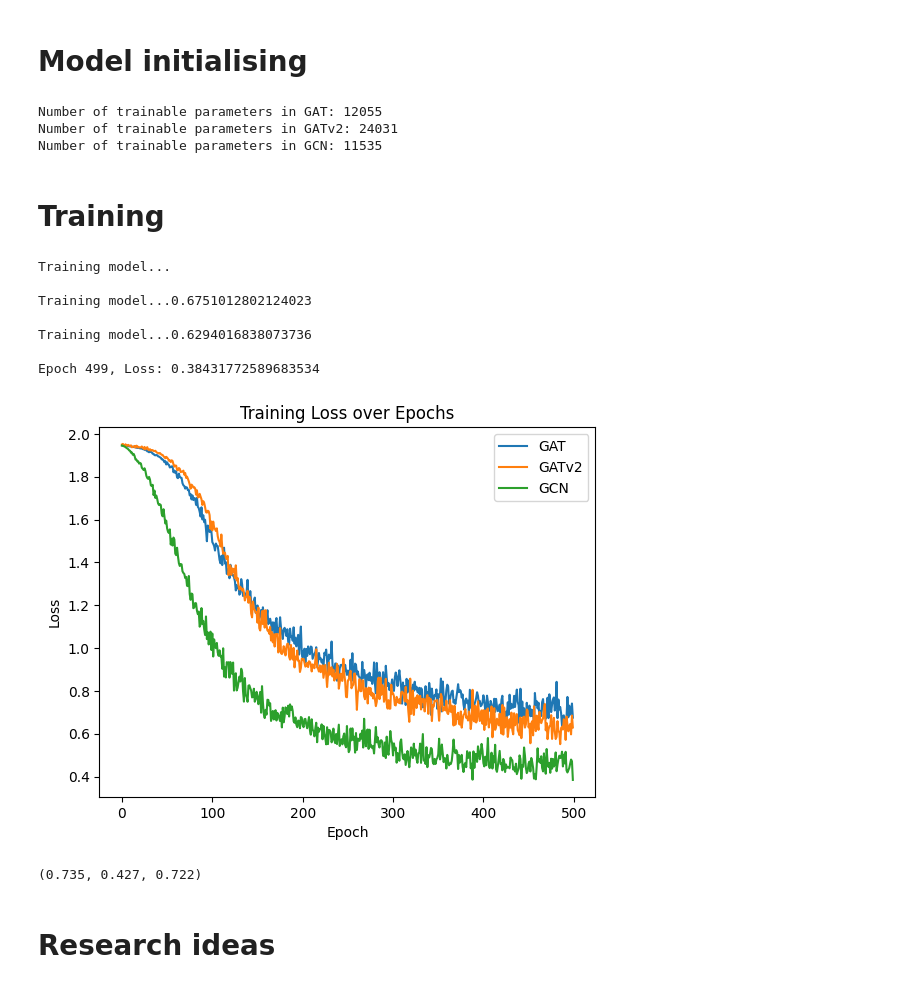
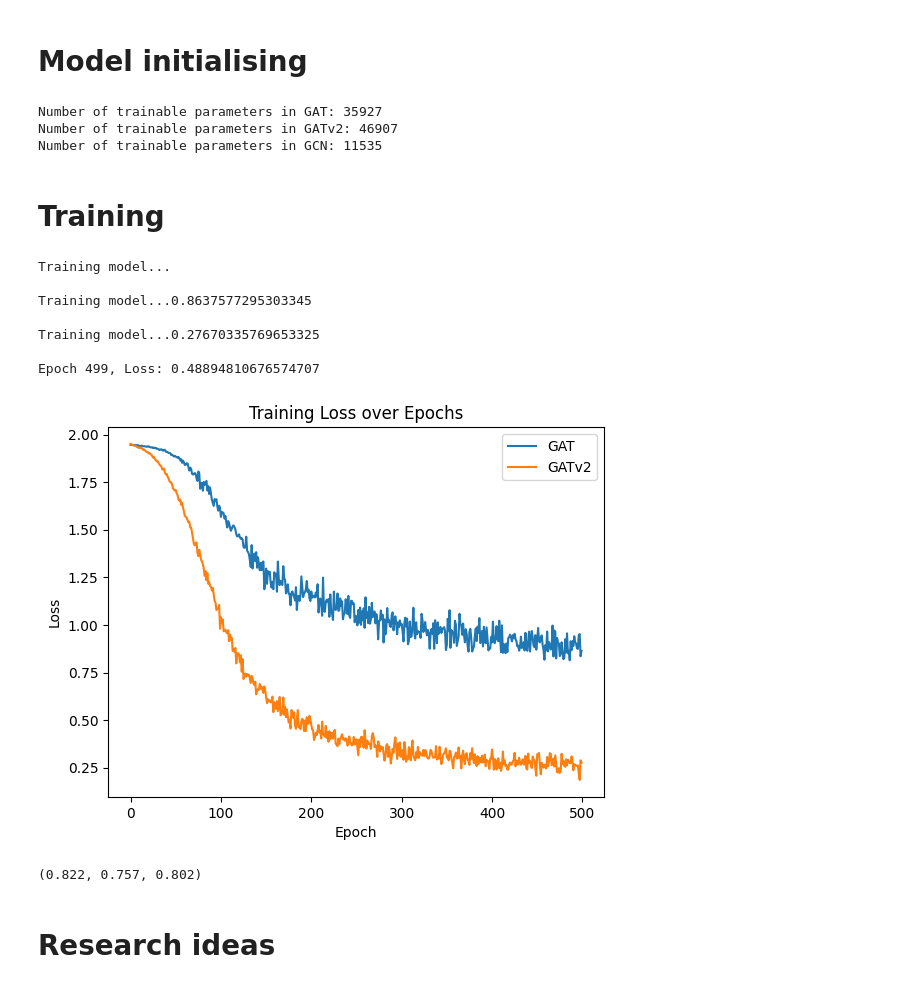
Before and after one commit to KarlRisager/ATDL_A3, a Jupyter notebook: workerNB.ipynb, the cells around one changed output. Cells and saved outputs as stored; diff of their text form; code cells hidden in the pictures.

```diff
--- a/workerNB.ipynb
+++ b/workerNB.ipynb
@@ -51,9 +51,9 @@ Is undirected: True
 # %% [markdown]
 # Model initialising
 # %%
-gat = GAT(in_channels=dataset.num_features, hidden_channels=8, num_layers=2, out_channels=dataset.num_classes, heads=8, dropout=0.6, act=F.elu)
+gat = GAT(in_channels=dataset.num_features, hidden_channels=24, num_layers=2, out_channels=dataset.num_classes, heads=8, dropout=0.8, act=F.elu)
 optimizer_gat = torch.optim.Adam(gat.parameters(), lr=0.005, weight_decay=5e-4)
-gatv2 = GAT(v2 = True, in_channels=dataset.num_features, hidden_channels=8, num_layers=2, out_channels=dataset.num_classes, heads=8, dropout=0.6, act=F.elu)
+gatv2 = GAT(v2 = True, in_channels=dataset.num_features, hidden_channels=16, num_layers=2, out_channels=dataset.num_classes, heads=4, dropout=0.4, act=F.elu)
 optimizer_gatv2 = torch.optim.Adam(gatv2.parameters(), lr=0.005, weight_decay=5e-4)
 gcn = GCN(in_channels=dataset.num_features, hidden_channels=8, out_channels=dataset.num_classes, num_layers=2, dropout=0.6)
 optimizer_gcn = torch.optim.Adam(gcn.parameters(), lr=0.01, weight_decay=5e-4)
@@ -68,38 +68,38 @@ print(f'Number of trainable parameters in GAT: {num_params_gat}')
 print(f'Number of trainable parameters in GATv2: {num_params_gatv2}')
 print(f'Number of trainable parameters in GCN: {num_params_gcn}')
 # %% [output]
-Number of trainable parameters in GAT: 12055
-Number of trainable parameters in GATv2: 24031
+Number of trainable parameters in GAT: 35927
+Number of trainable parameters in GATv2: 46907
 Number of trainable parameters in GCN: 11535
 # %% [markdown]
 # Training
 # %%
 loss_list_gat = train_model(num_epochs, gat, data, optimizer_gat, criterion)
 loss_list_gatv2 = train_model(num_epochs, gatv2, data, optimizer_gatv2, criterion)
-loss_list_gcn = train_model(num_epochs, gcn, data, optimizer_gcn, criterion)
+#loss_list_gcn = train_model(num_epochs, gcn, data, optimizer_gcn, criterion)
 # %% [output]
 Training model...
 
-Training model...0.6751012802124023
+Training model...0.8637577295303345
 
-Training model...0.6294016838073736
+Training model...0.27670335769653325
 
-Epoch 499, Loss: 0.38431772589683534
+Epoch 499, Loss: 0.48894810676574707
 # %%
 plt.plot(loss_list_gat[:500], label='GAT')
 plt.plot(loss_list_gatv2[:500], label='GATv2')
-plt.plot(loss_list_gcn[:500], label='GCN')
+#plt.plot(loss_list_gcn[:500], label='GCN')
 plt.legend()
 plt.xlabel('Epoch')
 plt.ylabel('Loss')
 plt.title('Training Loss over Epochs')
 plt.show()
 # %% [output]
-[figure, old version]
+[figure, new version]
 # %%
-test_model(data.test_mask, gat, dataset), test_model(data.test_mask, gatv2, dataset), test_model(data.test_mask, gcn, dataset)
+test_model(data.test_mask, gat, data), test_model(data.test_mask, gatv2, data), test_model(data.test_mask, gcn, data)
 # %% [output]
-(0.735, 0.427, 0.722)
+(0.822, 0.757, 0.802)
 # %% [markdown]
 # Research ideas
 # %% [markdown]
```
Also changed, not shown: parts of 18 cells of this notebook, 1 other file.
